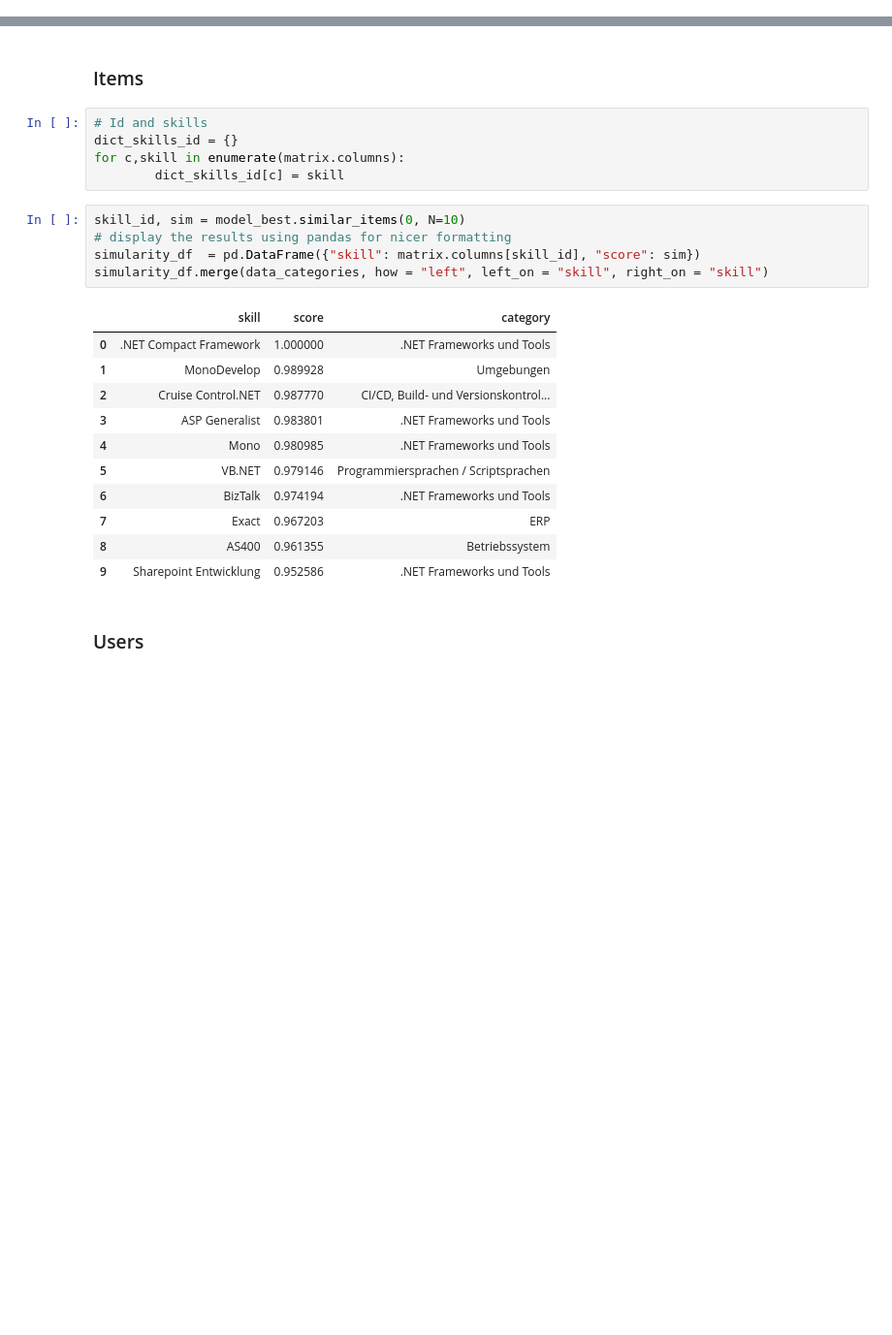
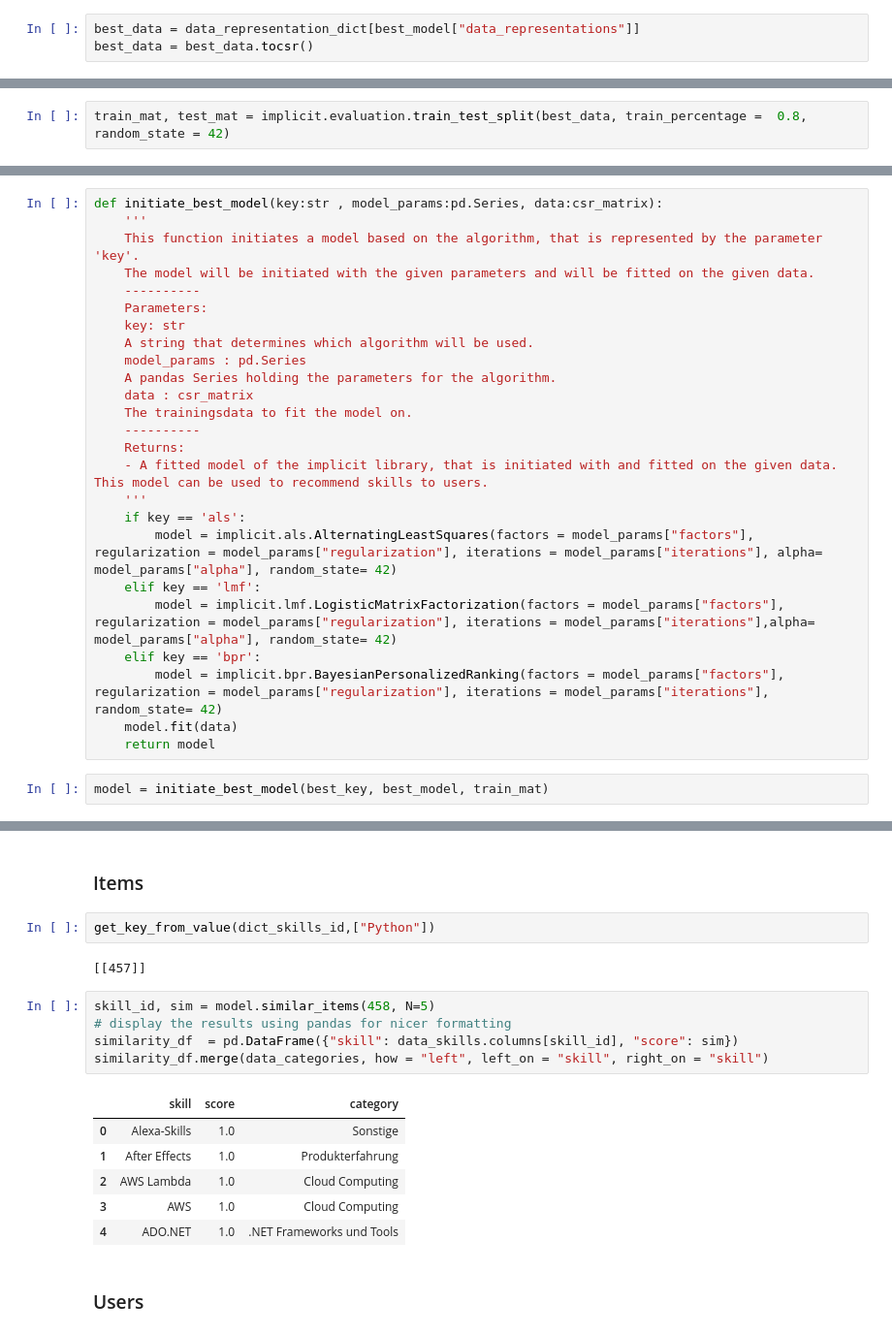
Before and after one commit to maximizer36/DS_AP, a Jupyter notebook: AP_binary_implicit_lib2.ipynb, the cells around one changed output, grey strips where cells are left out. Shown at 97% size. Cells and saved outputs as stored; diff of their text form; blank space fills up the shorter version.

```diff
--- a/AP_binary_implicit_lib2.ipynb
+++ b/AP_binary_implicit_lib2.ipynb
@@ -529,0 +603,3 @@ recommendations_df
+# %%
+best_data = data_representation_dict[best_model["data_representations"]]
+best_data = best_data.tocsr()
@@ -529,0 +608,2 @@ recommendations_df
+# %%
+train_mat, test_mat = implicit.evaluation.train_test_split(best_data, train_percentage =  0.8, random_state = 42)
@@ -529,0 +612,27 @@ recommendations_df
+# %%
+def initiate_best_model(key:str , model_params:pd.Series, data:csr_matrix):
+    '''
+    This function initiates a model based on the algorithm, that is represented by the parameter 'key'.
+    The model will be initiated with the given parameters and will be fitted on the given data.
+    ----------
+    Parameters:
+    key: str
+    A string that determines which algorithm will be used.
+    model_params : pd.Series
+    A pandas Series holding the parameters for the algorithm.
+    data : csr_matrix
+    The trainingsdata to fit the model on.
+    ----------
+    Returns:
+    - A fitted model of the implicit library, that is initiated with and fitted on the given data. This model can be used to recommend skills to users.
+    '''
+    if key == 'als':
+        model = implicit.als.AlternatingLeastSquares(factors = model_params["factors"], regularization = model_params["regularization"], iterations = model_params["iterations"], alpha= model_params["alpha"], random_state= 42)
+    elif key == 'lmf':
+        model = implicit.lmf.LogisticMatrixFactorization(factors = model_params["factors"], regularization = model_params["regularization"], iterations = model_params["iterations"],alpha= model_params["alpha"], random_state= 42)
+    elif key == 'bpr':
+        model = implicit.bpr.BayesianPersonalizedRanking(factors = model_params["factors"], regularization = model_params["regularization"], iterations = model_params["iterations"], random_state= 42)
+    model.fit(data)
+    return model
+# %%
+model = initiate_best_model(best_key, best_model, train_mat)
@@ -531,28 +1048,22 @@ recommendations_df
 ### Simularities
 # %% [markdown]
 ### Items
-# %%
-# Id and skills
-dict_skills_id = {}
-for c,skill in enumerate(matrix.columns):
-        dict_skills_id[c] = skill
+# %%
+get_key_from_value(dict_skills_id,["Python"])
+# %% [output]
+[[457]]
 # %%
-skill_id, sim = model_best.similar_items(0, N=10)
+skill_id, sim = model.similar_items(458, N=5)
 # display the results using pandas for nicer formatting
-simularity_df  = pd.DataFrame({"skill": matrix.columns[skill_id], "score": sim})
-simularity_df.merge(data_categories, how = "left", left_on = "skill", right_on = "skill")
+similarity_df  = pd.DataFrame({"skill": data_skills.columns[skill_id], "score": sim})
+similarity_df.merge(data_categories, how = "left", left_on = "skill", right_on = "skill")
 # %% [output]
 |  | skill | score | category |
-| 0 | .NET Compact Framework | 1.000000 | .NET Frameworks und Tools |
-| 1 | MonoDevelop | 0.989928 | Umgebungen |
-| 2 | Cruise Control.NET | 0.987770 | CI/CD, Build- und Versionskontrol... |
-| 3 | ASP Generalist | 0.983801 | .NET Frameworks und Tools |
-| 4 | Mono | 0.980985 | .NET Frameworks und Tools |
-| 5 | VB.NET | 0.979146 | Programmiersprachen / Scriptsprachen |
-| 6 | BizTalk | 0.974194 | .NET Frameworks und Tools |
-| 7 | Exact | 0.967203 | ERP |
-| 8 | AS400 | 0.961355 | Betriebssystem |
-| 9 | Sharepoint Entwicklung | 0.952586 | .NET Frameworks und Tools |
+| 0 | Alexa-Skills | 1.0 | Sonstige |
+| 1 | After Effects | 1.0 | Produkterfahrung |
+| 2 | AWS Lambda | 1.0 | Cloud Computing |
+| 3 | AWS | 1.0 | Cloud Computing |
+| 4 | ADO.NET | 1.0 | .NET Frameworks und Tools |
 # %% [markdown]
 ### Users
 # %%
```
Also changed, not shown: parts of 184 cells of this notebook.
